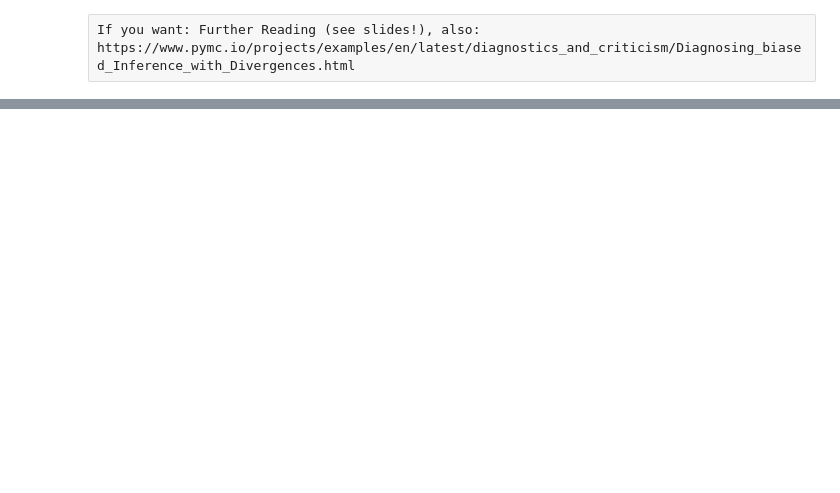
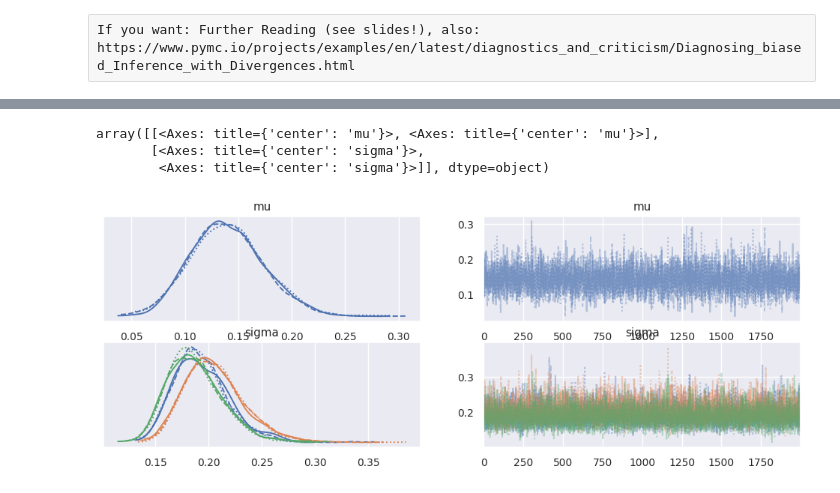
Before and after one commit to Shravani018/ml_2_group1, a Jupyter notebook: Assignment4/Assignment4.ipynb, the cells around one changed output, grey strips where cells are left out. Drawn from its saved outputs; the diff is of its cells as text; code cells hidden in the pictures; blank space fills up the shorter version.

Commit message:
other models are adding - dropping  S,R

```diff
--- a/Assignment4/Assignment4.ipynb
+++ b/Assignment4/Assignment4.ipynb
@@ -181,0 +231,11 @@ If you want: Further Reading (see slides!), also: https://www.pymc.io/projects/e
+# %%
+with model1:
+    trace1 = pm.sample(
+        draws=2000,
+        tune=1000,
+        chains=3,
+        target_accept=0.9,
+        random_seed=42,
+        return_inferencedata=True
+    )
+print(pm.summary(trace1, var_names=["mu"]).round(2))
@@ -181,0 +247,7 @@ If you want: Further Reading (see slides!), also: https://www.pymc.io/projects/e
+# %%
+az.plot_trace(trace1)
+# %% [output]
+array([[<Axes: title={'center': 'mu'}>, <Axes: title={'center': 'mu'}>],
+       [<Axes: title={'center': 'sigma'}>,
+        <Axes: title={'center': 'sigma'}>]], dtype=object)
+[figure, added]
```
Also changed, not shown: parts of 15 cells of this notebook.
